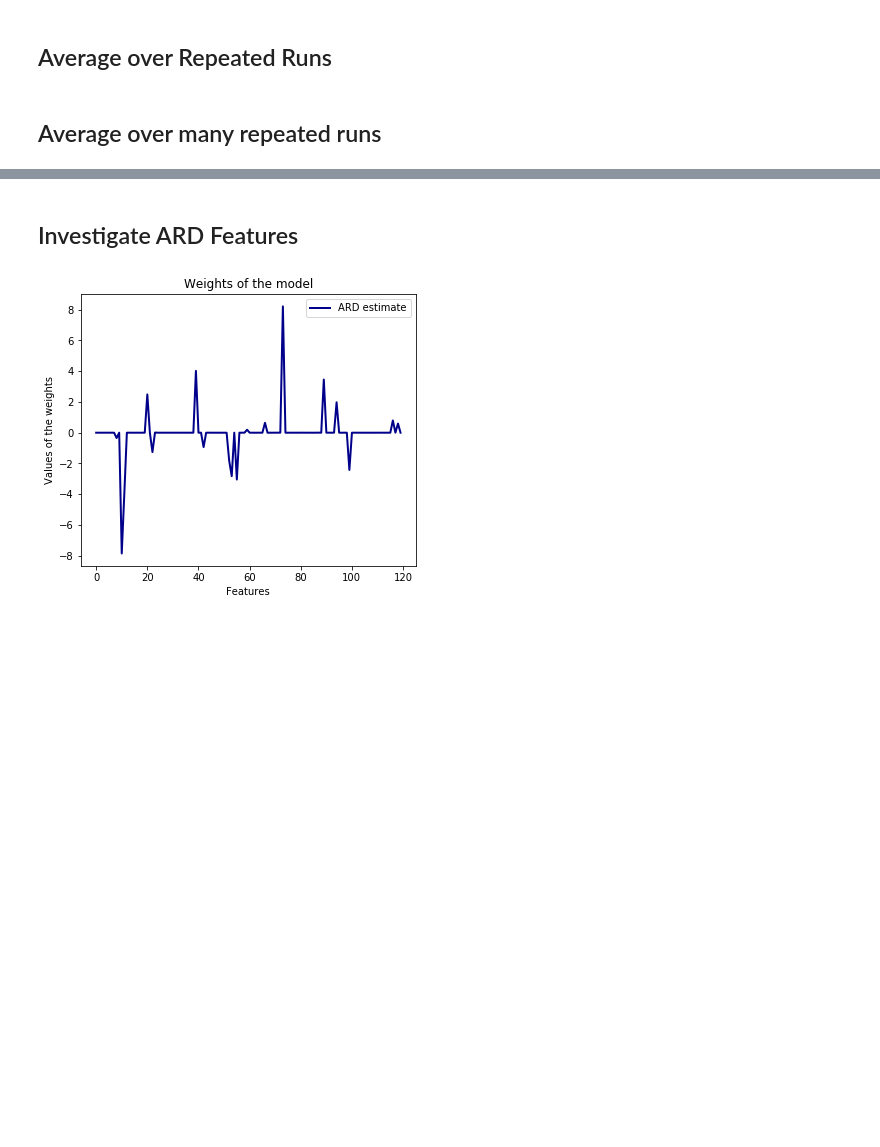
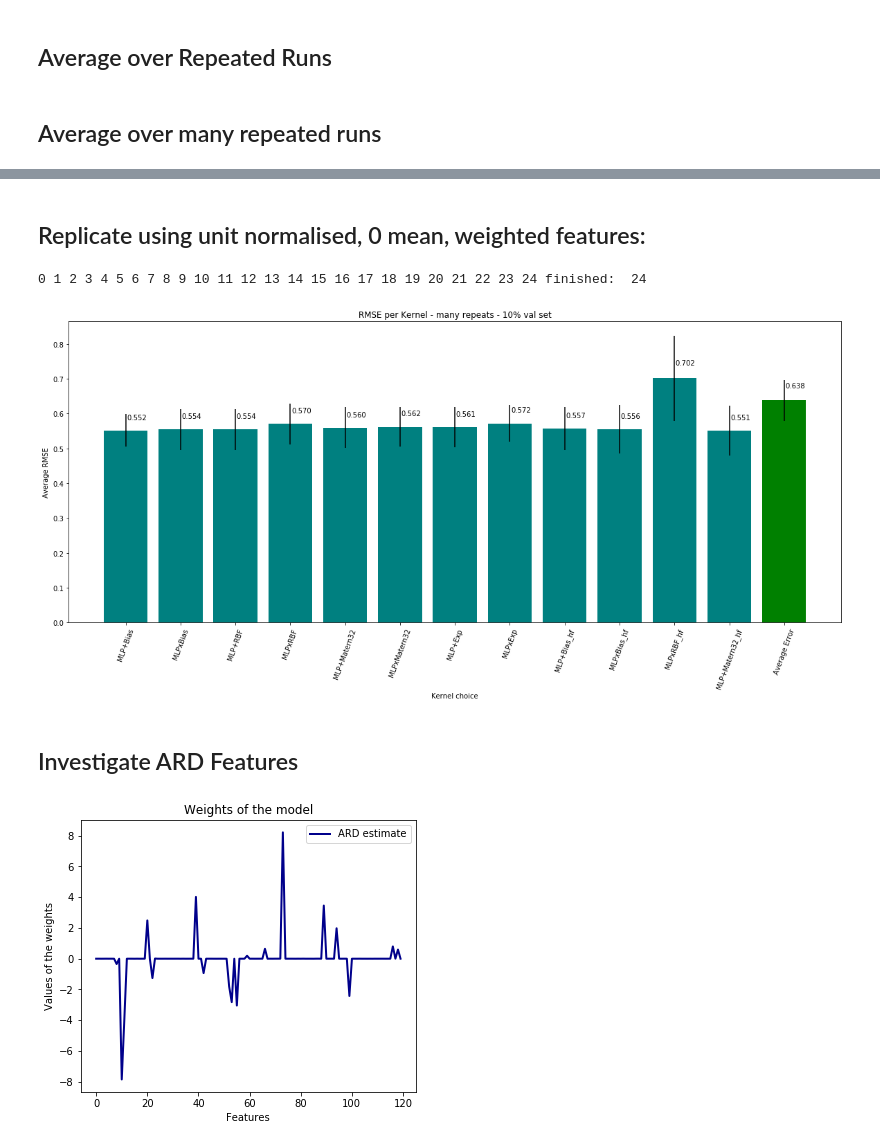
Before and after one commit to PDuckworth/FutureOf, a Jupyter notebook: FutureOfEmployment/GP_for_tasks_by_skills.ipynb, the cells around one changed output, grey strips where cells are left out. Saved outputs shown, nothing was run; the diff lists cells and outputs as text; code cells hidden in the pictures; blank space fills up the shorter version.

```diff
--- a/FutureOfEmployment/GP_for_tasks_by_skills.ipynb
+++ b/FutureOfEmployment/GP_for_tasks_by_skills.ipynb
@@ -414,7 +447,7 @@ plot_bars(RMS_reps, 'RMSE per Kernel - many repeats - 10% val set', labels)
 (X, test, y) = data_o
 msk = [i for i in range(X.shape[0])]
 
-RMS_reps_o = []
+RMS_reps_o, ll_reps_o = [], []
 n_validation_set = int(np.floor(X.shape[0]*val_size))
 for rep in xrange(25):
     print rep,
@@ -426,11 +459,17 @@ for rep in xrange(25):
     y_train = y.values[msk[n_validation_set:]].reshape(x_train.shape[0], 1)
     y_valid = y.values[msk[:n_validation_set]].reshape(n_validation_set, 1)
 
-    reg = xrange(0,7)
+    reg = xrange(0,11)
     hetro = [0,1,3,4]
-    RMS_reps_o.append(evaluate_models(x_train, y_train, x_valid, y_valid, reg, hetro))
+
+    ret = evaluate_models(x_train, y_train, x_valid, y_valid, reg, hetro)
+
+    RMS_reps_o.append(ret[0])
+    ll_reps_o.append(ret[1])
+
 print "finished: ", rep
 labels = [all_labels[j] for j in reg] + [all_labels[j]+"_hf" for j in hetro] + ["Average Error"]
 plot_bars(RMS_reps_o, 'RMSE per Kernel - many repeats - 10% val set', labels)
+plot_bars(ll_reps_o, 'Log Likelihood per Kernel - many repeats - 10% val set', labels)
 # %% [output]
 0 1 2 3 4 5 6 7 8 9 10 11 12 13 14 15 16 17 18 19 20 21 22 23 24 finished:  24
@@ -438,3 +478,41 @@ plot_bars(RMS_reps_o, 'RMSE per Kernel - many repeats - 10% val set', labels)
+# %% [markdown]
+
+## Replicate using unit normalised, 0 mean, weighted features:
+# %%
+(X, test, y) = data_o
+
+cols = test.columns[2:]
+test_n = (test[cols]-X[cols].mean())/X[cols].std()
+normalized_test = pd.merge(test[['DWA ID', 'DWA GT Rating']], test_n, how='left', left_index=True, right_index=True)
+normalized_test
+
+X_n = (X[cols]-X[cols].mean())/X[cols].std()
+norm_X = pd.merge(X[['DWA ID', 'DWA GT Rating']], X_n, how='left', left_index=True, right_index=True)
+
+X = norm_X.copy()
+msk = [i for i in range(X.shape[0])]
+
+RMS_reps_o = []
+n_validation_set = int(np.floor(X.shape[0]*val_size))
+for rep in xrange(25):
+    print rep,
+    random.shuffle(msk)
+
+    x_train = X.iloc[msk[n_validation_set:]][cols].as_matrix()
+    x_valid = X.iloc[msk[:n_validation_set]][cols].as_matrix()
+
+    y_train = y.values[msk[n_validation_set:]].reshape(x_train.shape[0], 1)
+    y_valid = y.values[msk[:n_validation_set]].reshape(n_validation_set, 1)
+
+    reg = xrange(0,8)
+    hetro = [0,1,3,4]
+    RMS_reps_o.append(evaluate_models(x_train, y_train, x_valid, y_valid, reg, hetro))
+print "finished: ", rep
+labels = [all_labels[j] for j in reg] + [all_labels[j]+"_hf" for j in hetro] + ["Average Error"]
+plot_bars(RMS_reps_o, 'RMSE per Kernel - many repeats - 10% val set', labels)
+# %% [output]
+0 1 2 3 4 5 6 7 8 9 10 11 12 13 14 15 16 17 18 19 20 21 22 23 24 finished:  24
+[figure, added]
 # %% [markdown]
 ## Investigate ARD Features
 # %%
```
Also changed, not shown: parts of 25 cells of this notebook, 6 other files.
